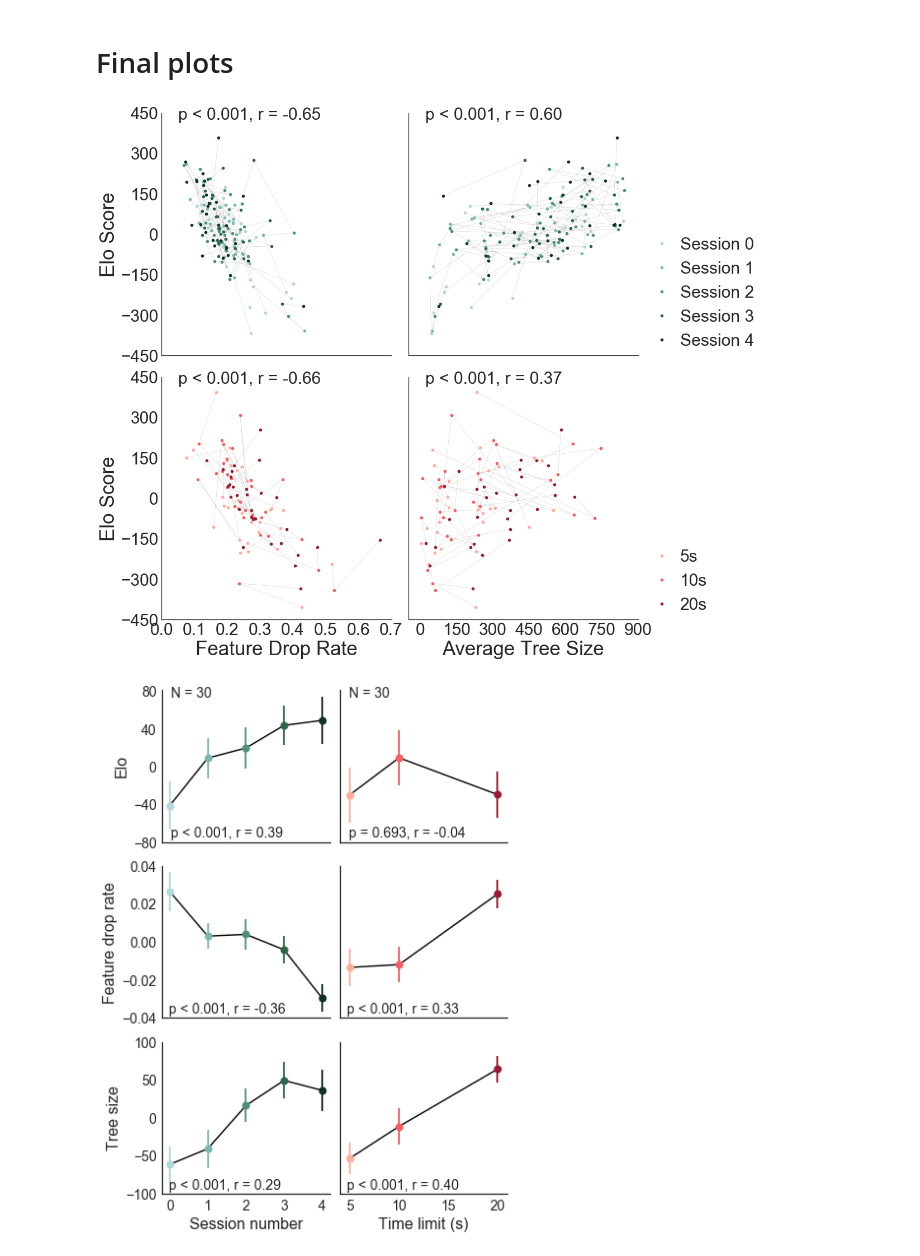
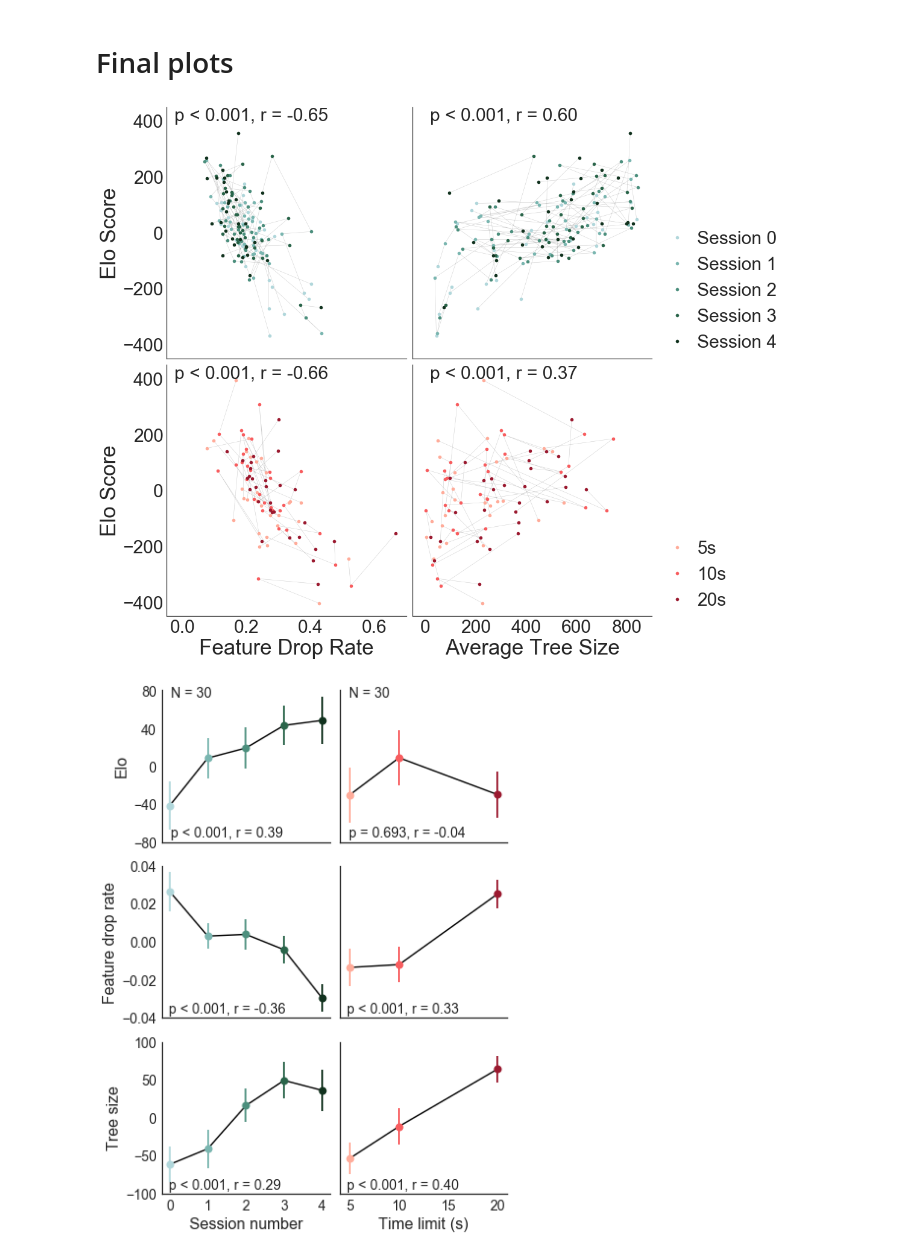
Before and after one commit to galbiati/mnk-figures, a Jupyter notebook: cosyne2017/Poster.ipynb, the cells around one changed output. Drawn from its saved outputs; the diff is of its cells as text; code cells hidden in the pictures.

```diff
--- a/cosyne2017/Figures.ipynb
+++ b/cosyne2017/Poster.ipynb
@@ -95,7 +95,7 @@ for s in ['session', 'mc elo', 'mc rt']:
 # %% [markdown]
 # Final plots
 # %%
-fig, axes = plt.subplots(2, 2, figsize=(14, 14), sharey=True)
+fig, axes = plt.subplots(2, 2, figsize=(13, 13), sharey=True)
 lineplotkws = {'linewidth': .5, 'alpha': .4, 'color': 'grey', 'label': 'none'}
 scatterkws = {'linestyle': 'none', 'marker': 'o'}
 
@@ -116,38 +116,38 @@ for e, experiment in enumerate([pl, pt]):
             ax.plot(pdata[val], pdata['elo'], **lineplotkws)
 
         for l, j in enumerate(experiment[div].unique()):
             pdata = experiment.loc[experiment[div]==j, :]
             c, la = colors[l], divlabels[e].format(j)
             ax.plot(pdata[val], pdata['elo'], color=c, label=la, **scatterkws)
 
         if i==1:
             leg = ordict(zip(*ax.get_legend_handles_labels())).items()
             leg = ordict([(k, v) for k, v in leg if v != 'none'])
             leg = ax.legend(leg.keys(), leg.values(), loc=(1,0), handletextpad=0.1)
             legs.append(leg)
 
         res = stats.linregress(experiment[val], experiment['elo'])
         x = .05 if i == 0 else 20
         pvaltext = res.pvalue if res.pvalue > .0005 else .001
         textstring = 'p < {:.3f}, r = {:.2f}'.format(pvaltext, res.rvalue)
-        ax.text(x, 425, textstring, fontsize=30)
+        ax.text(x-.075, 400, textstring, fontsize=30)
 
 plt.setp(
     axes[:, 0],
-    ylabel='Elo Score', ylim=[-450, 450], yticks=np.arange(-450, 600, 150),
-    xlim=[0, .7], xticks=np.arange(0, .8, .1)
+    ylabel='Elo Score', ylim=[-450, 450], yticks=np.arange(-400, 500, 200),
+    xlim=[-.05, .7], xticks=np.arange(0, .8, .2)
 )
 
-plt.setp(axes[:, 1], xlim=[-50, 900], xticks=np.arange(0, 1050, 150))
+plt.setp(axes[:, 1], xlim=[-50, 900], xticks=np.arange(0, 1050, 200))
 plt.setp(axes[0, :], xticks=[])
 axes[1, 0].set_xlabel('Feature Drop Rate')
 axes[1, 1].set_xlabel('Average Tree Size')
 
 sns.despine()
 plt.tight_layout()
 fig.savefig(os.path.join(figdir, 'Elo vs Params.png'), bbox_extra_artists=legs, bbox_inches='tight')
 # %% [output]
-[figure, old version]
+[figure, new version]
 # %%
 fig, axes = plt.subplots(3, 2, figsize=(6, 8))
 variables = ordict([('Tree Size', 'mc tree_size'), ('Feature Drop Rate', 'mc attention')][::-1])
```
Also changed, not shown: 1 other file.
